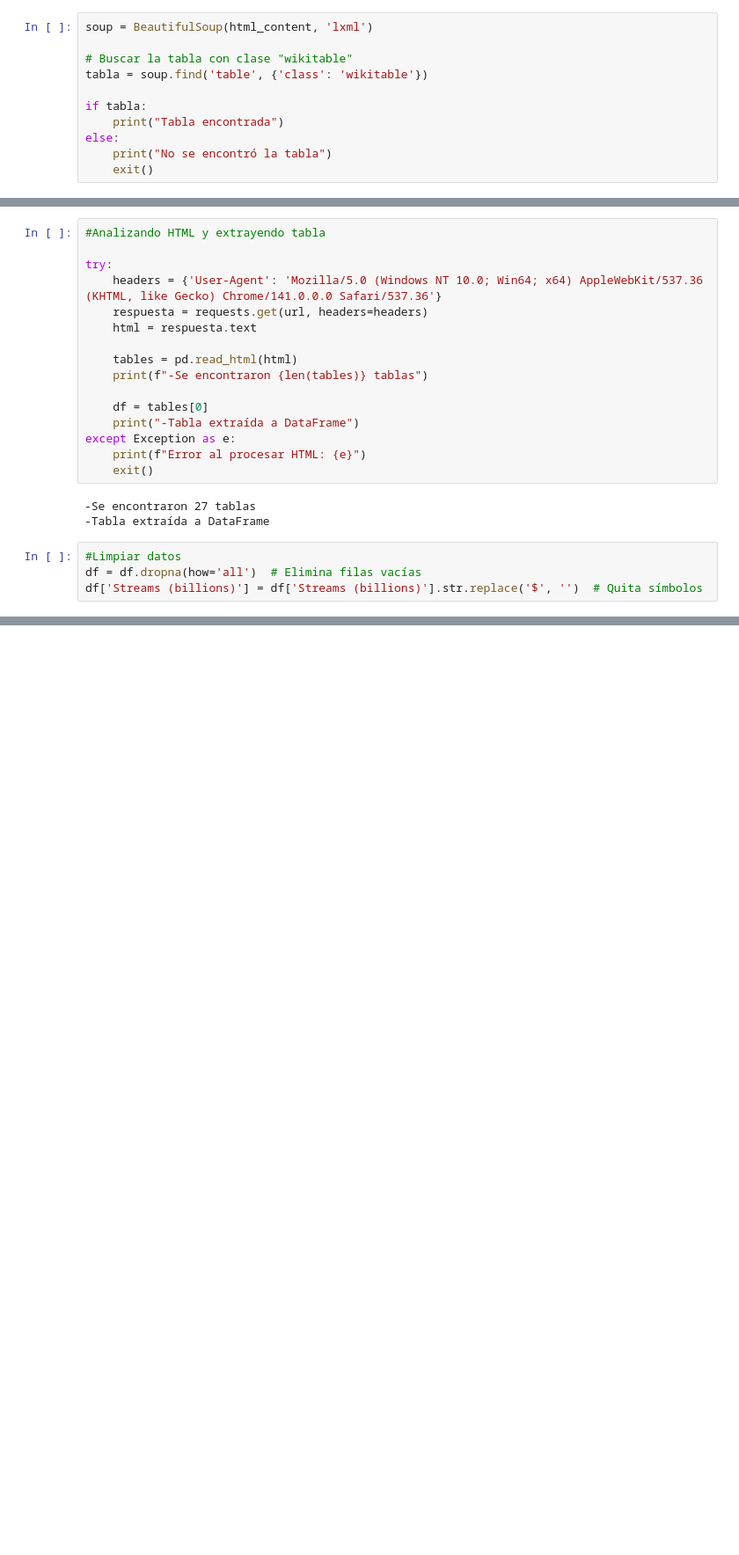
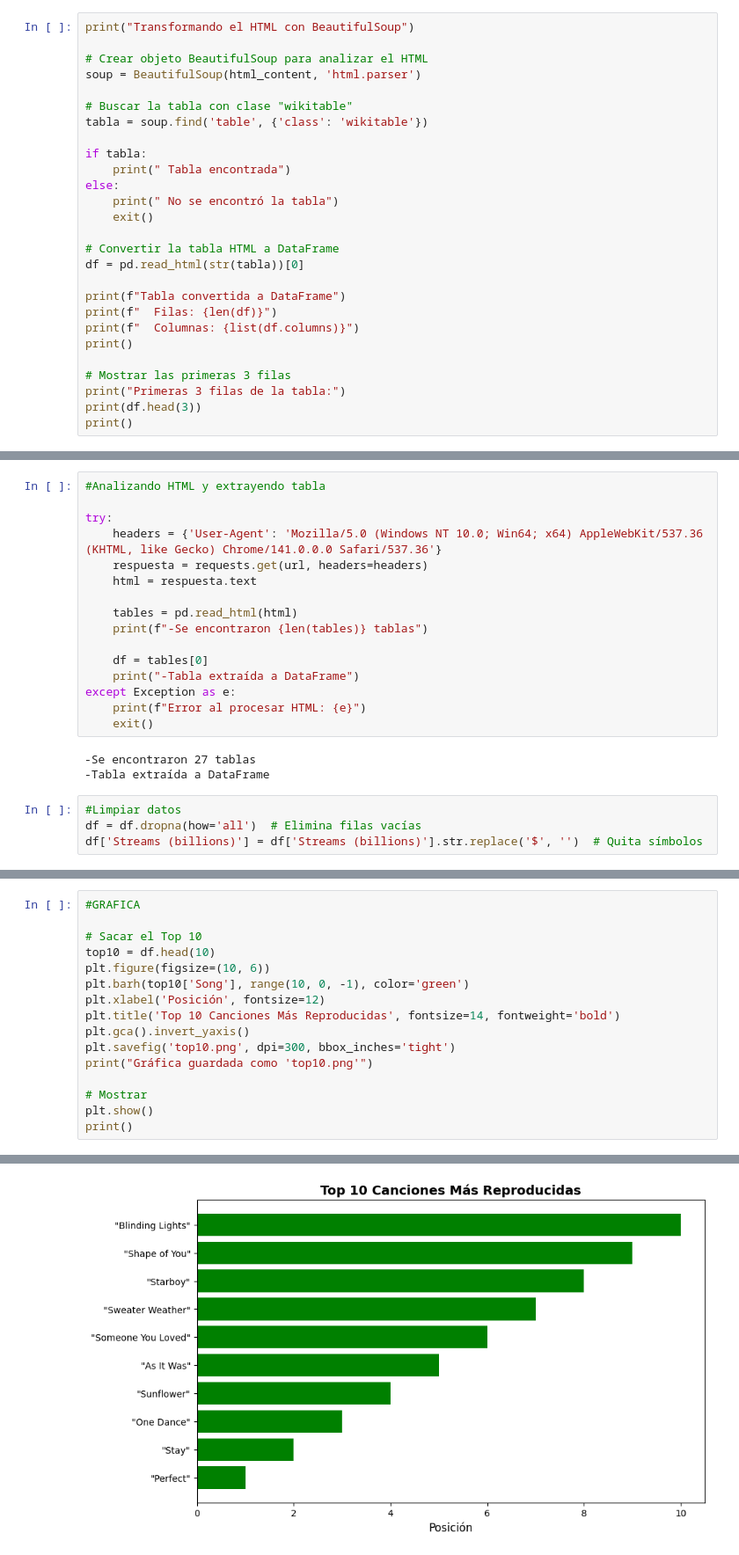
Before and after one commit to 4GeeksAcademy/PALOMA-WEBSCRAPING, a Jupyter notebook: src/explore.ipynb, the cells around one changed output, grey strips where cells are left out. Shown: that part at 88% size. Saved outputs shown, nothing was run; the diff lists cells and outputs as text; blank space fills up the shorter version.

```diff
--- a/src/explore.ipynb
+++ b/src/explore.ipynb
@@ -53,12 +32,28 @@ RLSTATE={"ext.globalCssJs.user.styles":"ready","site.styles":"ready","user.style
 # %%
-soup = BeautifulSoup(html_content, 'lxml')
+print("Transformando el HTML con BeautifulSoup")
+
+# Crear objeto BeautifulSoup para analizar el HTML
+soup = BeautifulSoup(html_content, 'html.parser')
 
 # Buscar la tabla con clase "wikitable"
 tabla = soup.find('table', {'class': 'wikitable'})
 
 if tabla:
-    print("Tabla encontrada")
+    print(" Tabla encontrada")
 else:
-    print("No se encontró la tabla")
+    print(" No se encontró la tabla")
     exit()
+
+# Convertir la tabla HTML a DataFrame
+df = pd.read_html(str(tabla))[0]
+
+print(f"Tabla convertida a DataFrame")
+print(f"  Filas: {len(df)}")
+print(f"  Columnas: {list(df.columns)}")
+print()
+
+# Mostrar las primeras 3 filas
+print("Primeras 3 filas de la tabla:")
+print(df.head(3))
+print()
 # %% [output]
@@ -129,0 +122,17 @@ Encontradas: 98
+# %%
+#GRAFICA
+
+# Sacar el Top 10
+top10 = df.head(10)
+plt.figure(figsize=(10, 6))
+plt.barh(top10['Song'], range(10, 0, -1), color='green')
+plt.xlabel('Posición', fontsize=12)
+plt.title('Top 10 Canciones Más Reproducidas', fontsize=14, fontweight='bold')
+plt.gca().invert_yaxis()
+plt.savefig('top10.png', dpi=300, bbox_inches='tight')
+print("Gráfica guardada como 'top10.png'")
+
+# Mostrar
+plt.show()
+print()
+# %% [output]
@@ -129,0 +140 @@ Encontradas: 98
+[figure, added]
```
Also changed, not shown: parts of 7 cells of this notebook, 2 other files.
